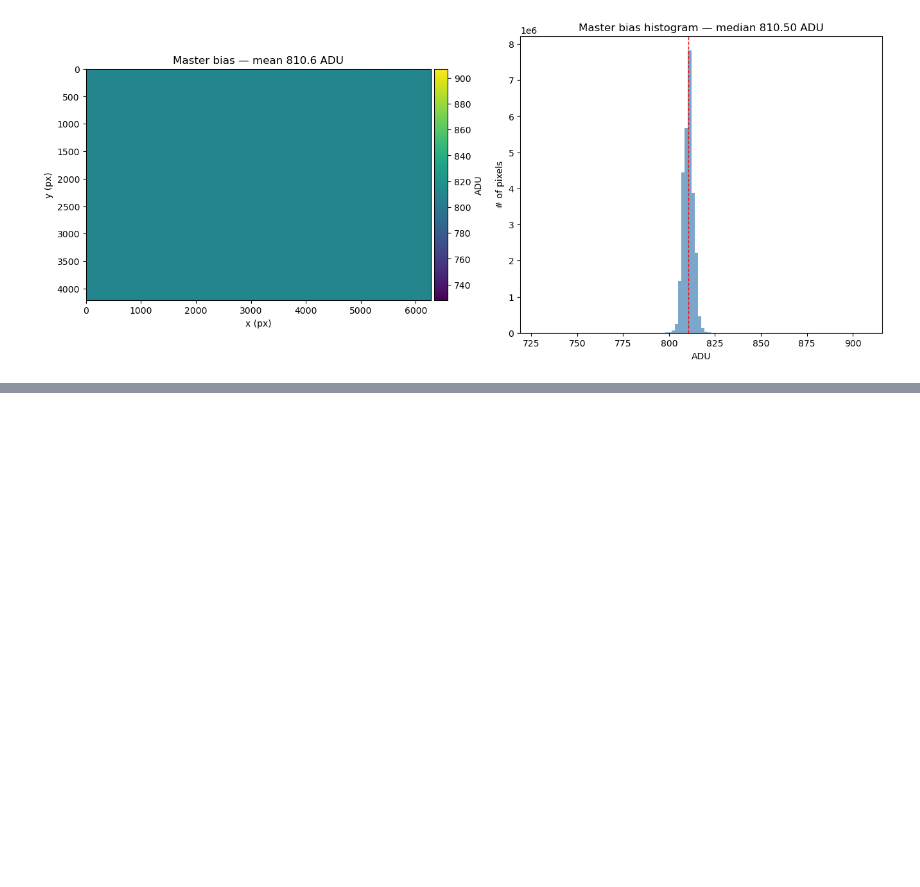
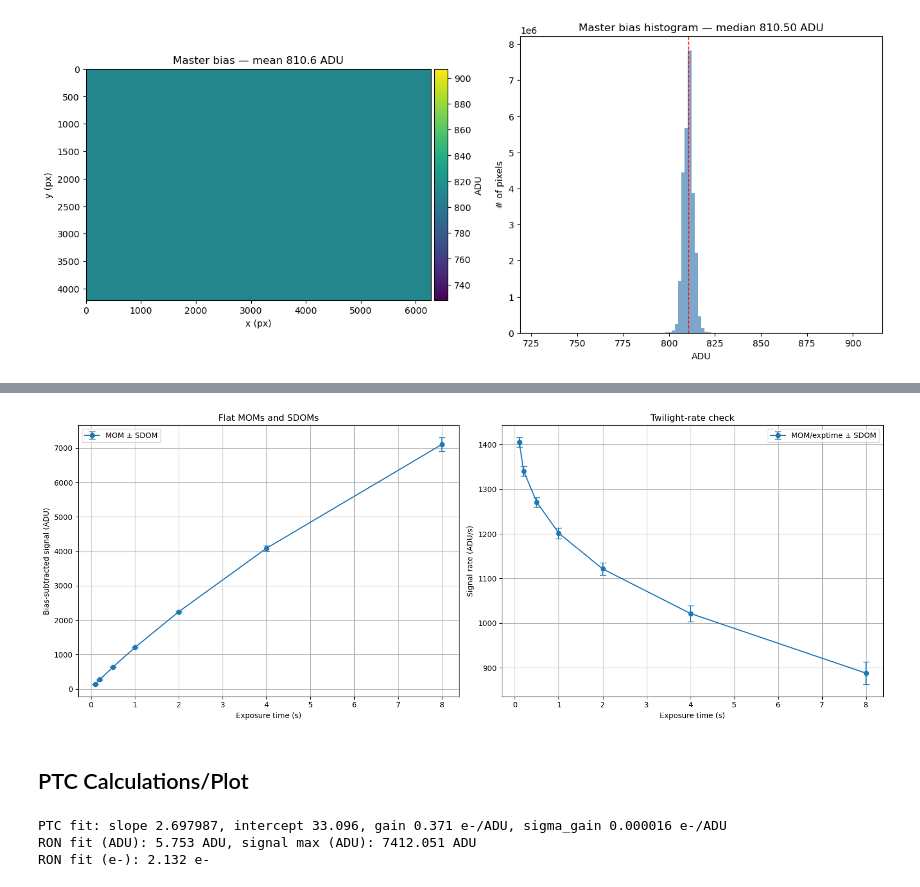
Before and after one commit to ev-watson/POLITE, a Jupyter notebook: notebooks/reductions/reduction_20260717.ipynb, the cells around one changed output, grey strips where cells are left out. Drawn from its saved outputs; the diff is of its cells as text; code cells hidden in the pictures; blank space fills up the shorter version.

```diff
--- a/notebooks/reductions/reduction_20260717.ipynb
+++ b/notebooks/reductions/reduction_20260717.ipynb
@@ -193,6 +164,0 @@ plt.show()
-# %%
-b0 = ct.load_frame(darkcal_files['-14'][('DARK', 5.0)][-1])[:, :-4]
-print("min     max      mean      std")
-print(b0.min(), b0.max(), b0.mean(), b0.std())
-print("0.1,   1,   5,   10,  25,  50,  75,  90,  95,  99,  99.9   percentiles")
-print(np.percentile(b0, [0.1, 1, 5, 10, 25, 50, 75, 90, 95, 99, 99.9]))
@@ -955,0 +212,9 @@ print('  dark current vs temperature (single setpoint)')
+# %%
+momsdom_result = ct.momsdom(ptc_flat_files, ptc_master_bias, roi=roi)
+md = momsdom_result.metadata
+exposures = md["exposures_s"]
+moms = md["moms_adu"]
+sdoms = md["sdoms_adu"]
+mom_rates = md["mom_rates_adu_s"]
+sdom_rates = md["sdom_rates_adu_s"]
+ptc_mom_rows = md["mom_rows"]
@@ -955,0 +238,31 @@ print('  dark current vs temperature (single setpoint)')
+# %%
+fig, axes = plt.subplots(1, 2, figsize=(16, 6))
+ct.momsdom_twilight_plot(axes, momsdom_result, log_scale=False)
+plt.savefig("tmpimg/0717_momsdom_twilight_plot.png"); plt.show()
+# %% [output]
+[figure, added]
+# %% [markdown]
+## PTC Calculations/Plot
+# %%
+ptc_result = ct.photon_transfer_curve(ptc_flat_files, ptc_master_bias, roi=roi)
+
+md = ptc_result.metadata
+ss = ptc_result.scalar_summary
+
+fit = md['fit']
+signal = md['signal']
+variance = md['variance']
+labels = md['labels']
+mismatch = md['mismatch']
+ptc_pair_rows = md['pair_rows']
+m, c, gain, sigma_g, cov = fit['slope'], fit['intercept'], fit['gain'], fit['gain_sigma'], fit['cov']
+print(f"PTC fit: slope {m:.6f}, intercept {c:.3f}, gain {gain:.3f} e-/ADU, sigma_gain {sigma_g:.6f} e-/ADU")
+
+ron_fit_adu = ss['ron_fit_adu']
+signal_max_adu = ss['signal_max_adu']
+print(f"RON fit (ADU): {ron_fit_adu:.3f} ADU, signal max (ADU): {signal_max_adu:.3f} ADU")
+print(f"RON fit (e-): {ron_fit_adu * gain:.3f} e-")
+# %% [output]
+PTC fit: slope 2.697987, intercept 33.096, gain 0.371 e-/ADU, sigma_gain 0.000016 e-/ADU
+RON fit (ADU): 5.753 ADU, signal max (ADU): 7412.051 ADU
+RON fit (e-): 2.132 e-
```
Also changed, not shown: parts of 64 cells of this notebook, 10 other files.
